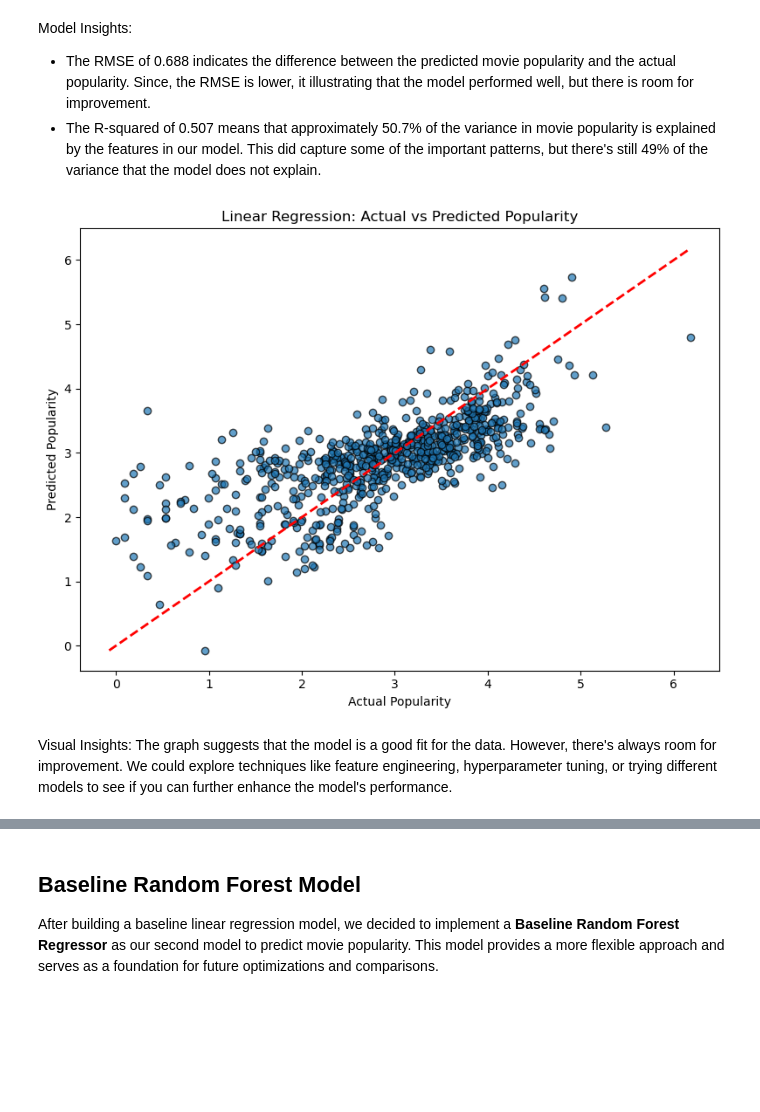
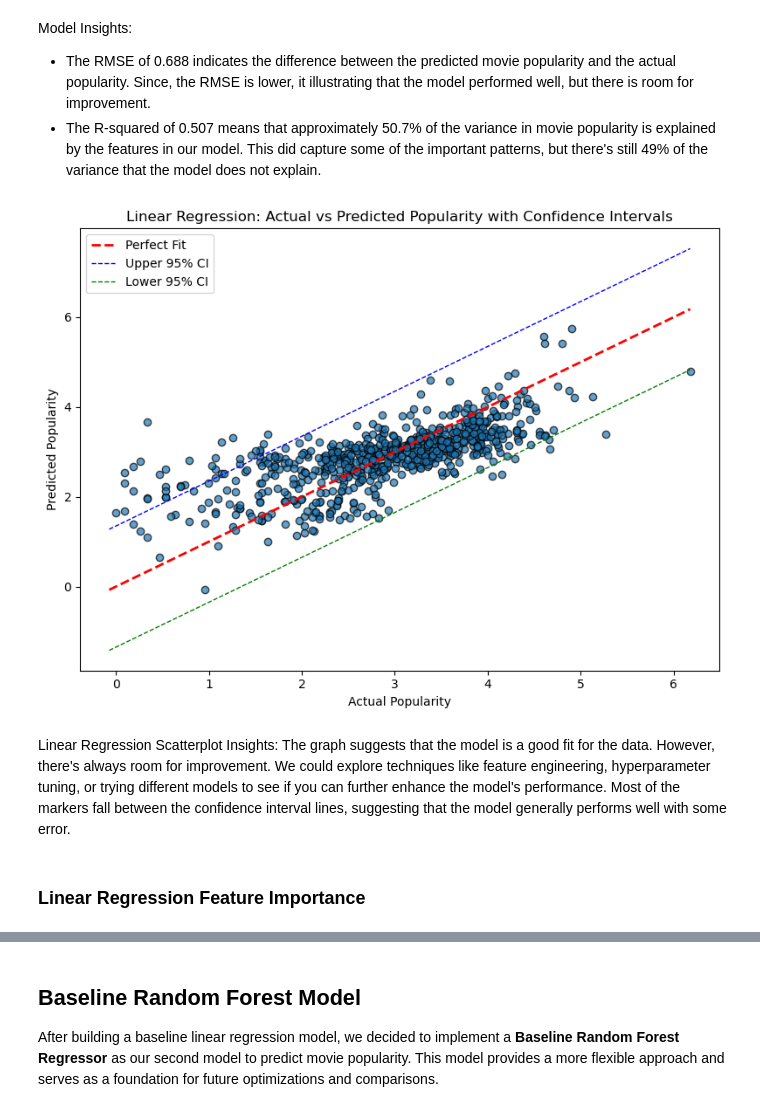
Before and after one commit to riosrose/UCB_project4_group6, a Jupyter notebook: movie_popularity_prediction.ipynb, the cells around one changed output, grey strips where cells are left out. Cells and saved outputs as stored; diff of their text form; code cells hidden in the pictures; blank space fills up the shorter version.

```diff
--- a/movie_popularity_prediction.ipynb
+++ b/movie_popularity_prediction.ipynb
@@ -1228,6 +1259,6 @@ Machine Learning Model Descision Rationale:
 - **Log Transformation**: Some feature distributions were highly skewed, as identified during the EDA. To address this, we applied log transformations to normalize the distribution of these features, ensuring better performance in the linear model.
 # %%
 # Dropping unnecessary columns
-regression_df = final_movies_df.drop(columns=['movie_id', 'status', 'language', 'release_date','tagline', 'keywords', 'production', 'release_year_bins', 'movie_title'])
+regression_df = final_movies_df.drop(columns=['movie_id', 'status', 'language','tagline', 'keywords', 'production', 'release_year_bins', 'movie_title'])
 regression_df.head(5)
 # %% [output]
@@ -1315,7 +1346,7 @@ plt.show()
 [figure]
 # %%
 # Drop the original columns that are transformed
-regression_df = regression_df.drop(['revenue', 'budget', 'popularity'], axis=1)
+regression_df = regression_df.drop(['budget', 'popularity'], axis=1)
 # %% [markdown]
 ### Label Encoding for Categorical Features
 
@@ -1413,9 +1444,6 @@ plt.tight_layout()
 plt.show()
 # %% [output]
 [figure]
-# %%
-# Drop the columns release_month and 'release_dayofweek
-regression_df = regression_df.drop(['release_month', 'release_dayofweek'], axis=1)
 # %%
 # Display the updated regression dataframe
 regression_df.head(5)
@@ -1495,26 +1523,50 @@ Model Insights:
 # %%
 # Create a DataFrame with the actual and predicted values
 results_df = pd.DataFrame({'Actual': y_test, 'Predicted': y_pred})
+
+# Calculate residuals
+residuals = results_df['Actual'] - results_df['Predicted']
+
+# Calculate the standard deviation of the residuals
+std_residuals = np.std(residuals)
+
+# Define the confidence level (e.g., 95%)
+confidence_interval = 1.96 * std_residuals
 
 # Create the scatter plot
 plt.figure(figsize=(8, 6))
 plt.scatter(results_df['Actual'], results_df['Predicted'], edgecolor='black', alpha=0.7)
 
 # Add the red line for perfect predictions
 plt.plot([results_df.min().min(), results_df.max().max()],
-         [results_df.min().min(), results_df.max().max()], color='red', linestyle='--', lw=2)
+         [results_df.min().min(), results_df.max().max()], color='red', linestyle='--', lw=2, label='Perfect Fit')
+
+# Add upper and lower confidence interval lines
+plt.plot([results_df.min().min(), results_df.max().max()],
+         [results_df.min().min() + confidence_interval, results_df.max().max() + confidence_interval],
+         color='blue', linestyle='--', lw=1, label='Upper 95% CI')
+
+plt.plot([results_df.min().min(), results_df.max().max()],
+         [results_df.min().min() - confidence_interval, results_df.max().max() - confidence_interval],
+         color='green', linestyle='--', lw=1, label='Lower 95% CI')
 
 # Add labels and title
-plt.title('Linear Regression: Actual vs Predicted Popularity')
+plt.title('Linear Regression: Actual vs Predicted Popularity with Confidence Intervals')
 plt.xlabel('Actual Popularity')
 plt.ylabel('Predicted Popularity')
+plt.legend()
 
-# Show the plot
+
+# Save visual in the folder
+plt.savefig('images/linear_regression_actual_vs_predicted_popularity_with_confidence.png', dpi=300)
+
+# Display plot
 plt.tight_layout()
 plt.show()
 # %% [output]
-[figure, old version]
+[figure, new version]
 # %% [markdown]
-Visual Insights:
-The graph suggests that the model is a good fit for the data. However, there's always room for improvement. We could explore techniques like feature engineering, hyperparameter tuning, or trying different models to see if you can further enhance the model's performance.
+Linear Regression Scatterplot Insights: The graph suggests that the model is a good fit for the data. However, there's always room for improvement. We could explore techniques like feature engineering, hyperparameter tuning, or trying different models to see if you can further enhance the model's performance. Most of the markers fall between the confidence interval lines, suggesting that the model generally performs well with some error.
+# %% [markdown]
+### Linear Regression Feature Importance
 # %%
```
Also changed, not shown: parts of 27 cells of this notebook, 12 other files.
